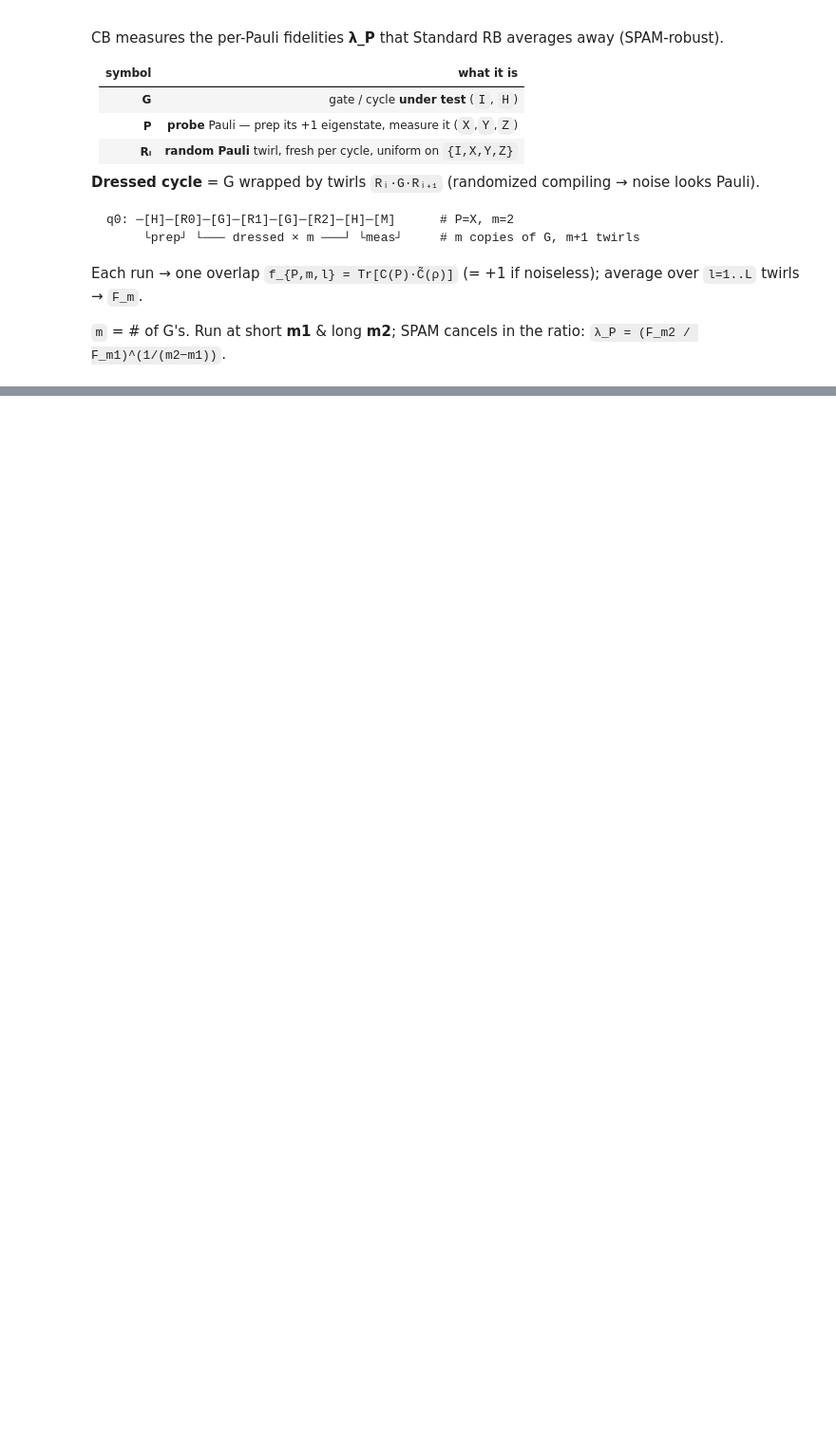
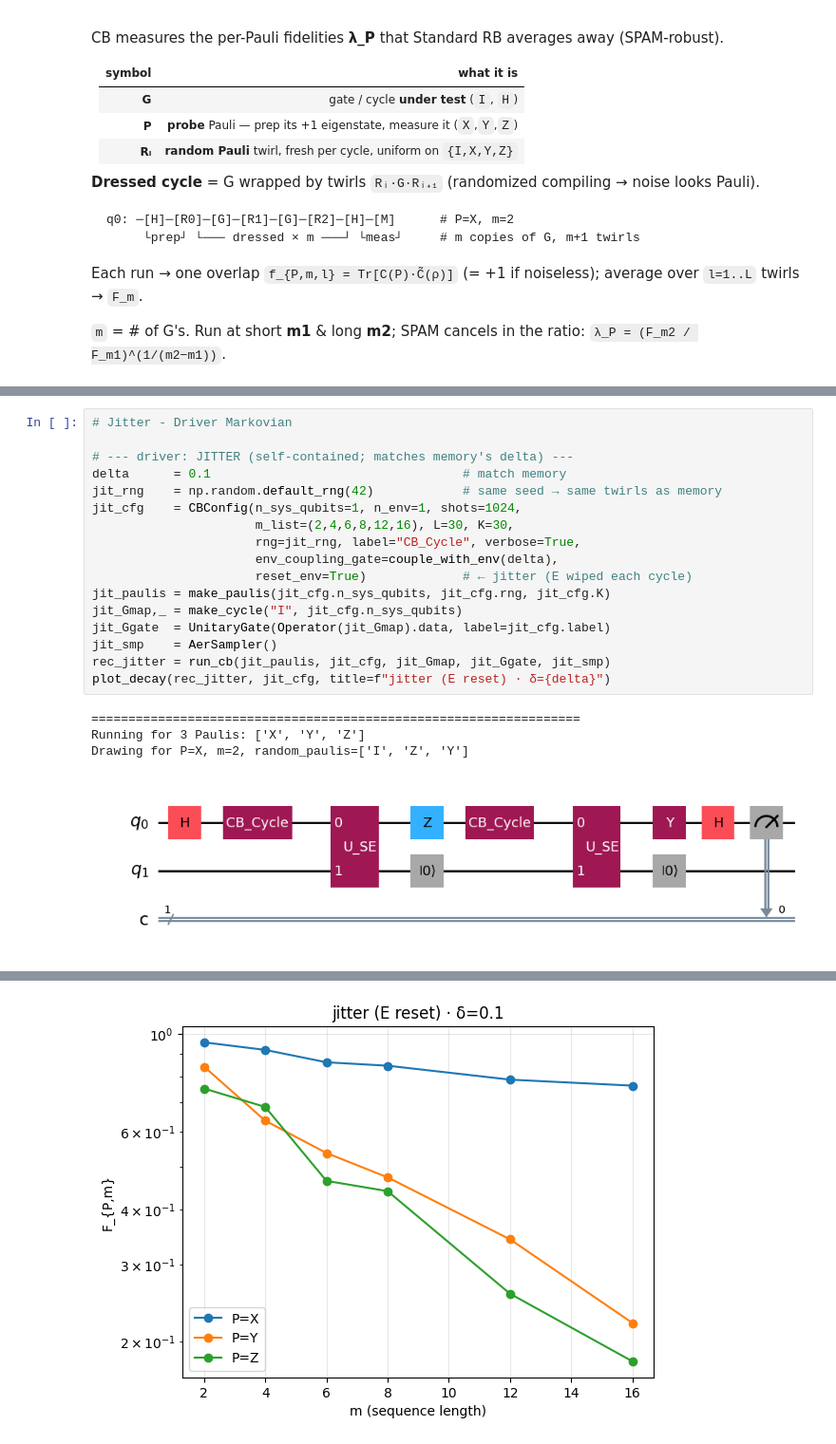
Before and after one commit to imelenwe/randomized-benchmarking, a Jupyter notebook: DiffusionCB/DiffusionCB.ipynb, the cells around one changed output, grey strips where cells are left out. Shown at 95% size. Saved outputs shown, nothing was run; the diff lists cells and outputs as text; blank space fills up the shorter version.

```diff
--- a/DiffusionCB/DiffusionCB.ipynb
+++ b/DiffusionCB/DiffusionCB.ipynb
@@ -479,0 +492,22 @@ Drawing for P=X, m=2, random_paulis=['I', 'Z', 'Y']
+# %%
+# Jitter - Driver Markovian
+
+# --- driver: JITTER (self-contained; matches memory's delta) ---
+delta      = 0.1                                  # match memory
+jit_rng    = np.random.default_rng(42)            # same seed → same twirls as memory
+jit_cfg    = CBConfig(n_sys_qubits=1, n_env=1, shots=1024,
+                      m_list=(2,4,6,8,12,16), L=30, K=30,
+                      rng=jit_rng, label="CB_Cycle", verbose=True,
+                      env_coupling_gate=couple_with_env(delta),
+                      reset_env=True)             # ← jitter (E wiped each cycle)
+jit_paulis = make_paulis(jit_cfg.n_sys_qubits, jit_cfg.rng, jit_cfg.K)
+jit_Gmap,_ = make_cycle("I", jit_cfg.n_sys_qubits)
+jit_Ggate  = UnitaryGate(Operator(jit_Gmap).data, label=jit_cfg.label)
+jit_smp    = AerSampler()
+rec_jitter = run_cb(jit_paulis, jit_cfg, jit_Gmap, jit_Ggate, jit_smp)
+plot_decay(rec_jitter, jit_cfg, title=f"jitter (E reset) · δ={delta}")
+# %% [output]
+==================================================================
+Running for 3 Paulis: ['X', 'Y', 'Z']
+Drawing for P=X, m=2, random_paulis=['I', 'Z', 'Y']
+[figure, added]
@@ -479,0 +517 @@ Drawing for P=X, m=2, random_paulis=['I', 'Z', 'Y']
+[figure, added]
```
Also changed, not shown: parts of 7 cells of this notebook.
